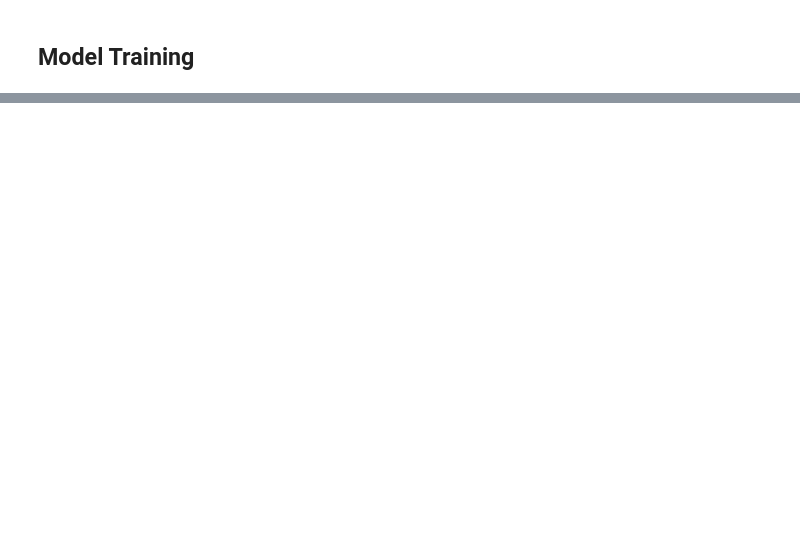
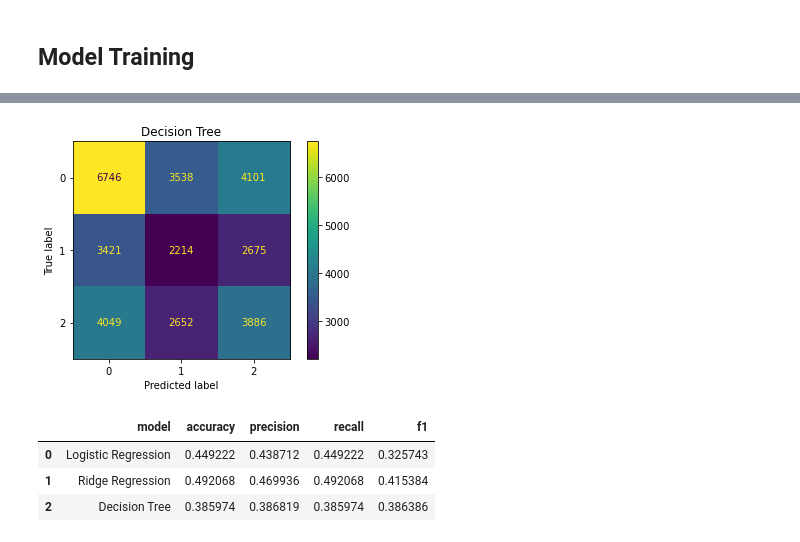
Before and after one commit to herricklab/6740Project, a Jupyter notebook: Project.ipynb, the cells around one changed output, grey strips where cells are left out. Saved outputs shown, nothing was run; the diff lists cells and outputs as text; code cells hidden in the pictures; blank space fills up the shorter version.

```diff
--- a/Project.ipynb
+++ b/Project.ipynb
@@ -185,0 +194,7 @@ ValueError: Input contains NaN, infinity or a value too large for dtype('float64
+# %%
+#Decision Tree
+
+tree_clf = DecisionTreeClassifier()
+tree_score = cross_val_score(tree_clf, X_train, y_train, cv=5, scoring='accuracy')
+tree_clf.fit(X_train, y_train)
+print("Decision Tree, Model Accuracy (%):", tree_score.mean()*100)
@@ -326,0 +287,16 @@ NameError: name 'y_test' is not defined
+# %%
+# Decision Tree
+tree_result, tree_cm = model_evaluation(tree_clf, "Decision Tree")
+model_performance = model_performance.append(tree_result, ignore_index=True)
+tree_disp = ConfusionMatrixDisplay(tree_cm)
+tree_disp.plot()
+plt.title('Decision Tree')
+plt.show();
+
+display(model_performance)
+# %% [output]
+[figure, added]
+|  | model | accuracy | precision | recall | f1 |
+| 0 | Logistic Regression | 0.449222 | 0.438712 | 0.449222 | 0.325743 |
+| 1 | Ridge Regression | 0.492068 | 0.469936 | 0.492068 | 0.415384 |
+| 2 | Decision Tree | 0.385974 | 0.386819 | 0.385974 | 0.386386 |
```
Also changed, not shown: parts of 31 cells of this notebook.
